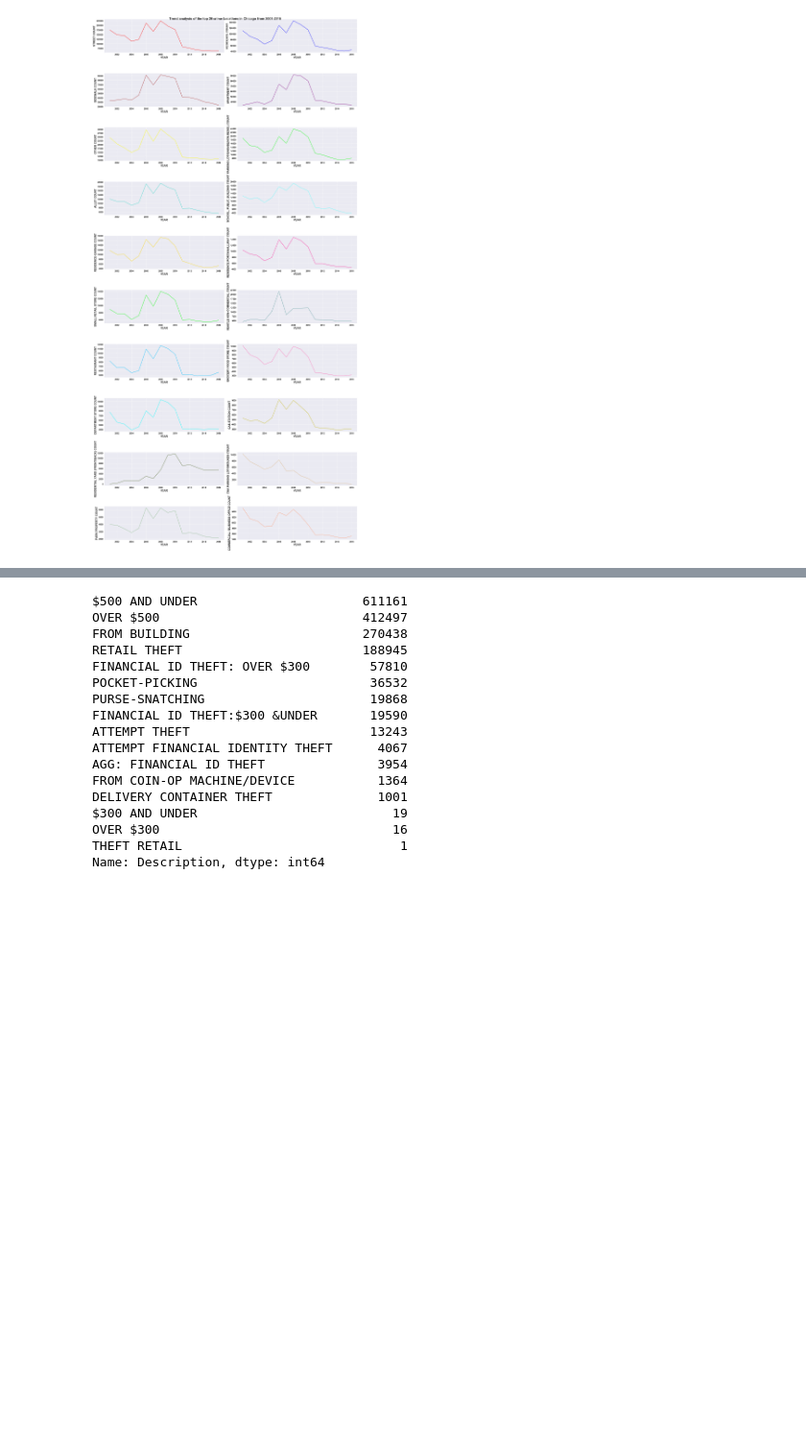
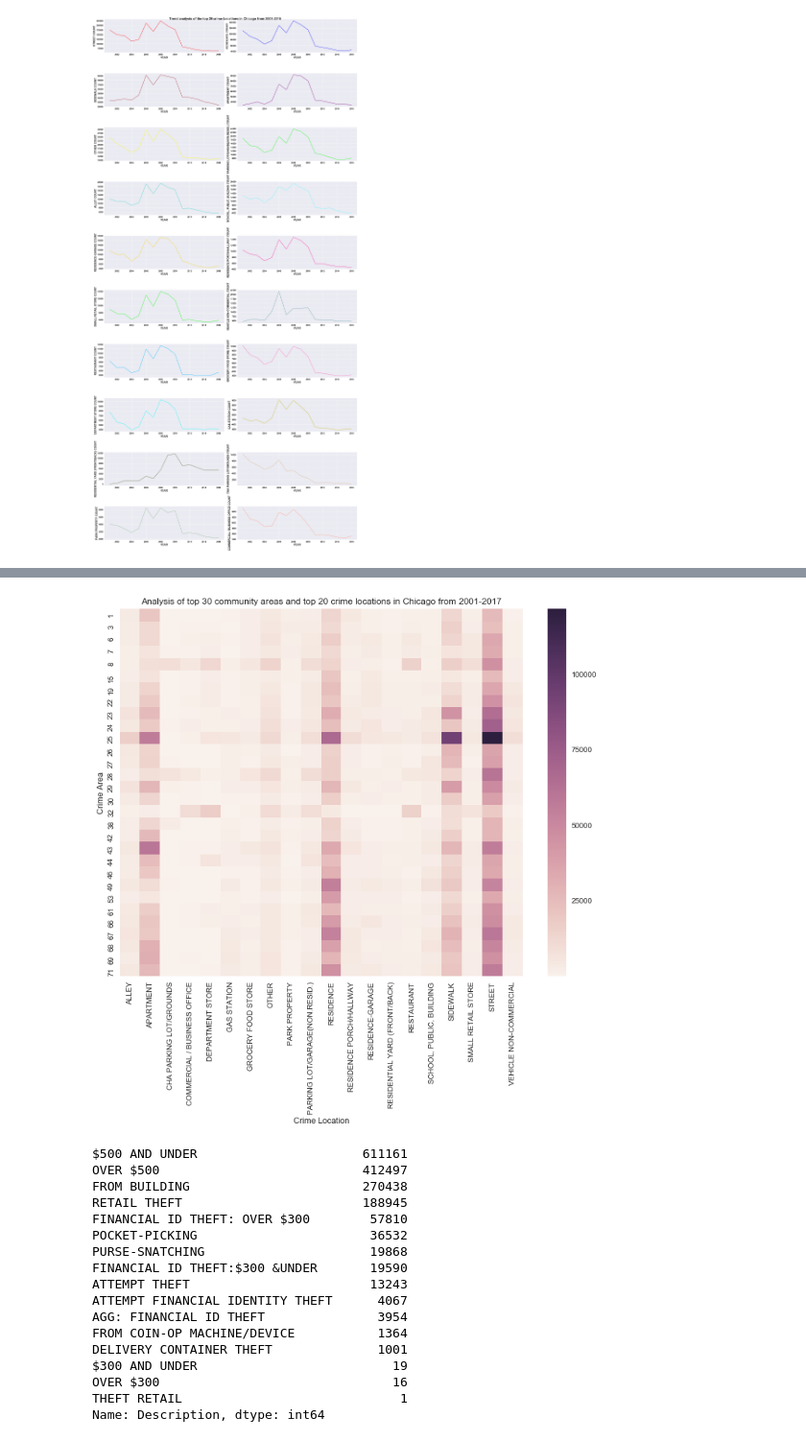
Before and after one commit to bodhisattamaiti25/projects-data-science, a Jupyter notebook: chicago_crime_data_analysis/chicago_crime_data_analysis.ipynb, the cells around one changed output, grey strips where cells are left out. Shown at 96% size. Saved outputs shown, nothing was run; the diff lists cells and outputs as text; code cells hidden in the pictures; blank space fills up the shorter version.

```diff
--- a/chicago_crime_data_analysis/chicago_crime_data_analysis.ipynb
+++ b/chicago_crime_data_analysis/chicago_crime_data_analysis.ipynb
@@ -555,0 +592,13 @@ plt.show()
+# %%
+crime_counts_by_area_crimeLocation = []
+for cur_crime_location_type in crime_location_type_top20:
+
+    temp_df_8 = crimes_2001_17[crimes_2001_17['Location Description'] == cur_crime_location_type]
+
+    for cur_area in crime_community_area:
+
+        temp_df_9 = temp_df_8[temp_df_8['Community Area']==cur_area]
+        crime_counts_by_area_crimeLocation.append([cur_area, cur_crime_location_type, temp_df_9.shape[0]])
+# %%
+crime_counts_by_area_crimeLocation_df = pd.DataFrame(data=crime_counts_by_area_crimeLocation, columns=['Crime Area', 'Crime Location', 'Count'])
+crime_counts_by_area_crimeLocation_df.head()
@@ -555,0 +612,3 @@ plt.show()
+# %%
+crime_counts_by_area_crimeLocation_df = crime_counts_by_area_crimeLocation_df.pivot('Crime Area', 'Crime Location', 'Count')
+crime_counts_by_area_crimeLocation_df.head()
@@ -556,3 +623,7 @@ plt.show()
+# %%
+generate_heatmap(crime_counts_by_area_crimeLocation_df, 'Analysis of top 30 community areas and top 20 crime locations in Chicago from 2001-2017')
+# %% [output]
+[figure, added]
 # %%
 crimes_2001_17[crimes_2001_17['Primary Type'] == 'THEFT'].Description.value_counts()
 # %% [output]
```
Also changed, not shown: parts of 6 cells of this notebook.
